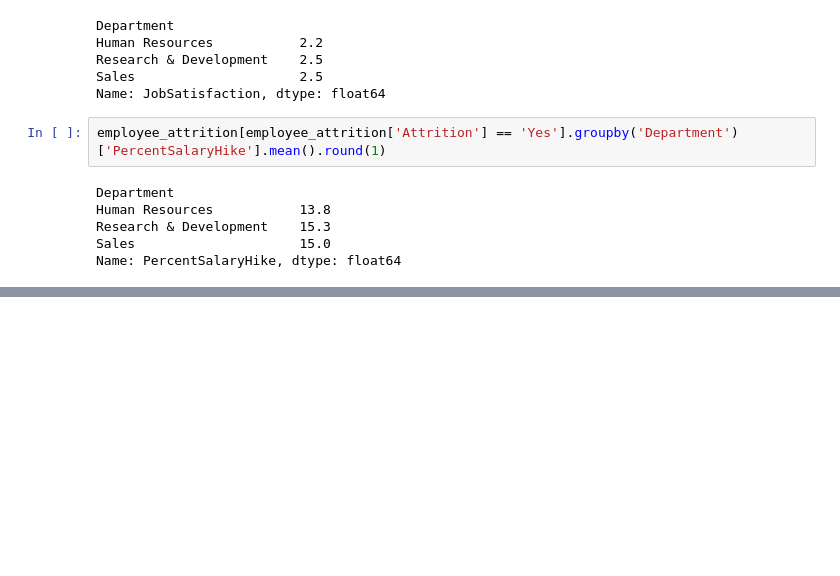
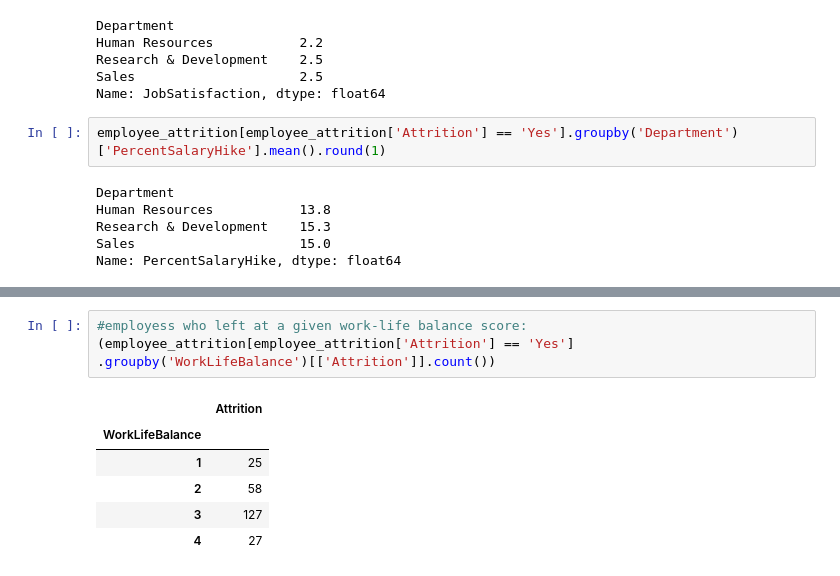
Before and after one commit to netashtayer94-tech/Final-Project---Python, a Jupyter notebook: Python_Final_Project.ipynb, the cells around one changed output, grey strips where cells are left out. Saved outputs shown, nothing was run; the diff lists cells and outputs as text; blank space fills up the shorter version.

```diff
--- a/Python_Final_Project.ipynb
+++ b/Python_Final_Project.ipynb
@@ -112,0 +204,11 @@ employee_attrition[employee_attrition['Attrition'] == 'Yes'].groupby('Department
+# %%
+#employess who left at a given work-life balance score:
+(employee_attrition[employee_attrition['Attrition'] == 'Yes']
+.groupby('WorkLifeBalance')[['Attrition']].count())
+# %% [output]
+|  | Attrition |
+| WorkLifeBalance |  |
+| 1 | 25 |
+| 2 | 58 |
+| 3 | 127 |
+| 4 | 27 |
```
Also changed, not shown: parts of 15 cells of this notebook.
